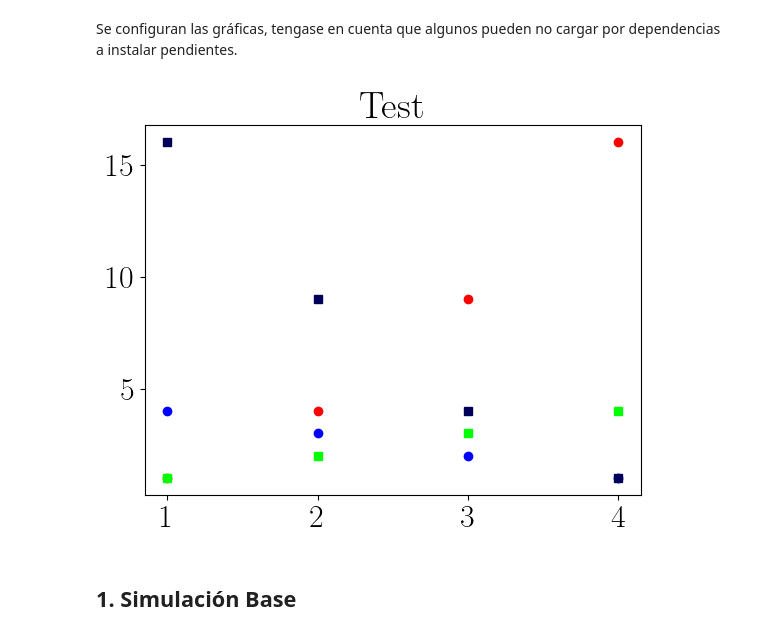
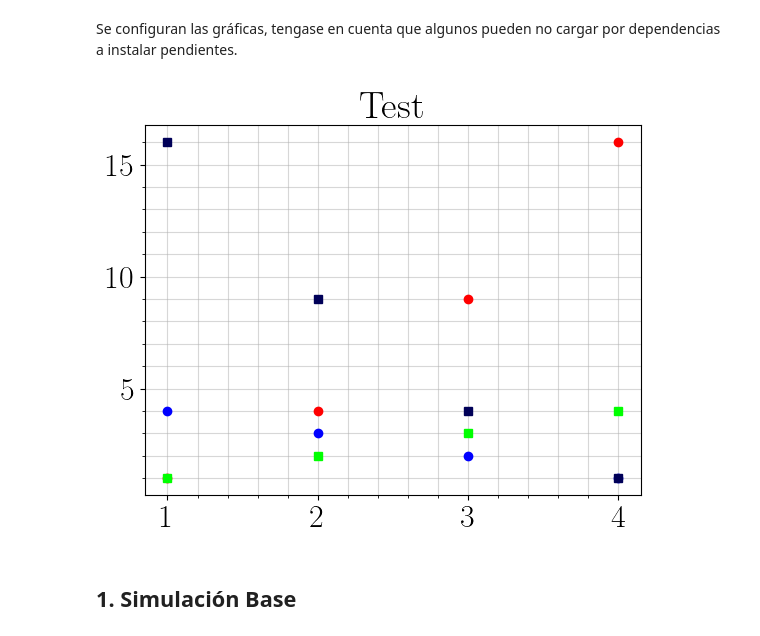
Before and after one commit to PinzonHarker/2024-II_InstrumentacionNuclear, a Jupyter notebook: 4_Simulacion_Poisson.ipynb, the cells around one changed output. Saved outputs shown, nothing was run; the diff lists cells and outputs as text; code cells hidden in the pictures.

```diff
--- a/4_Simulacion_Poisson.ipynb
+++ b/4_Simulacion_Poisson.ipynb
@@ -25,82 +25,75 @@ mpl.rcParams.update(
         "font.family": "Times New Roman",
         "mathtext.fontset": "dejavusans",
         "font.size": 23,
+        "axes.grid": True,
+        "grid.alpha": 0.5,
+        "grid.linestyle": "-",
+        "xtick.minor.visible": True,
+        "ytick.minor.visible": True,
+        "axes.grid.which": "both",
     }
 )
-
 
 def plot_template(title, x_label, y_label, x_lim=None, y_lim=None):
     """Genera la plantilla de graficación para mantener consistencia en el formato de cada gráfica única generada.
 
     Args:
         title (string): Aplica titulos.
-        x_label (float): Título de eje x.
-        y_label (float): Título de eje y.
+        x_label (string): Título de eje x.
+        y_label (string): Título de eje y.
         x_lim ([float], optional): Límite en eje x. Defaults to None.
         y_lim ([float], optional): Límite en eje y. Defaults to None.
 
     Returns:
         object: Devuelve los objetos de la gráfica modificados con la plantilla requerida
     """
     fig, ax = plt.subplots(figsize=(10, 6))
     ax.set_title(title, fontsize=18)
     ax.set_xlabel(x_label, fontsize=16)
     ax.set_ylabel(y_label, fontsize=16)
     if x_lim is not None:
         ax.set_xlim(x_lim)
     if y_lim is not None:
         ax.set_ylim(y_lim)
     ax.grid(True, which="both", linestyle="--", alpha=0.7)
     fig.tight_layout()
     return fig, ax
 
 
-# Set a custom color cycle (glasbeypalette)
-colors = [
-    "#ff0000",
-    "#0000ff",
-    "#00ff00",
-    "#000058",
-    "#942100",
-    "#ff0092",
-    "#006500",
-    "#e5be01",
-    "#ffd300",
-    "#968000",
-    "#ff0073",
-    "#24007b",
-    "#009292",
-    "#c10087",
-    "#1478e5",
-    "#bea281",
-    "#00ffc5",
-    "#ff0000",
-    "#7b0046",
-    "#8c6640",
-    "#01fffe",
-    "#09007b",
-    "#6e5300",
-    "#825cdb",
-    "#ac82ff",
-    "#56ff7b",
-    "#02ad23",
-    "#8176d1",
-    "#c87cff",
-    "#70929b",
-    "#ff9000",
-    "#c248c0",
+# Set a custom color cycle (palette)
+colors_gasbley = [
+    "#ff0000", "#0000ff", "#00ff00", "#000058", "#942100", "#ff0092", "#006500", "#e5be01",
+    "#ffd300", "#968000", "#ff0073", "#24007b", "#009292", "#c10087", "#1478e5", "#bea281",
+    "#00ffc5", "#ff0000", "#7b0046", "#8c6640", "#01fffe", "#09007b", "#6e5300", "#825cdb",
+    "#ac82ff", "#56ff7b", "#02ad23", "#8176d1", "#c87cff", "#70929b", "#ff9000", "#c248c0"
 ]
+ditto_seq_colors = [
+    '#1f77b4', '#ff7f0e', '#2ca02c', '#d62728', '#9467bd', '#8c564b',
+    '#e377c2', '#7f7f7f', '#bcbd22', '#17becf', '#1f78b4', '#33a02c',
+    '#fb9a99', '#e31a1c', '#fdbf6f', '#ff7f00', '#cab2d6', '#6a3d9a',
+    '#ffff99', '#b15928', '#8dd3c7', '#ffffb3', '#bebada', '#fb8072',
+    '#80b1d3', '#fdb462', '#b3de69', '#fccde5', '#d9d9d9', '#bc80bd',
+    '#ccebc5', '#ffed6f'
+]
+
+# Configuracion de colores
+k = 0
+colors = colors_gasbley
+
+# Rotar la lista: número positivo para rotar a la derecha, negativo para rotar a la izquierda
+colors = colors[-k:] + colors[:-k]
+
 plt.rcParams["axes.prop_cycle"] = plt.cycler(color=colors)
 
 # Test
 if True:
     plt.plot([1, 2, 3, 4], [1, 4, 9, 16], "o")
     plt.plot([4, 3, 2, 1], [1, 2, 3, 4], "o")
     plt.plot([1, 2, 3, 4], [1, 2, 3, 4], "s")
     plt.plot([4, 3, 2, 1], [1, 4, 9, 16], "s")
     plt.title("Test")
     plt.show()
 # %% [output]
-[figure, old version]
+[figure, new version]
 # %% [markdown]
 ## 1. Simulación Base
```
Also changed, not shown: parts of 21 cells of this notebook, 3 other files.
